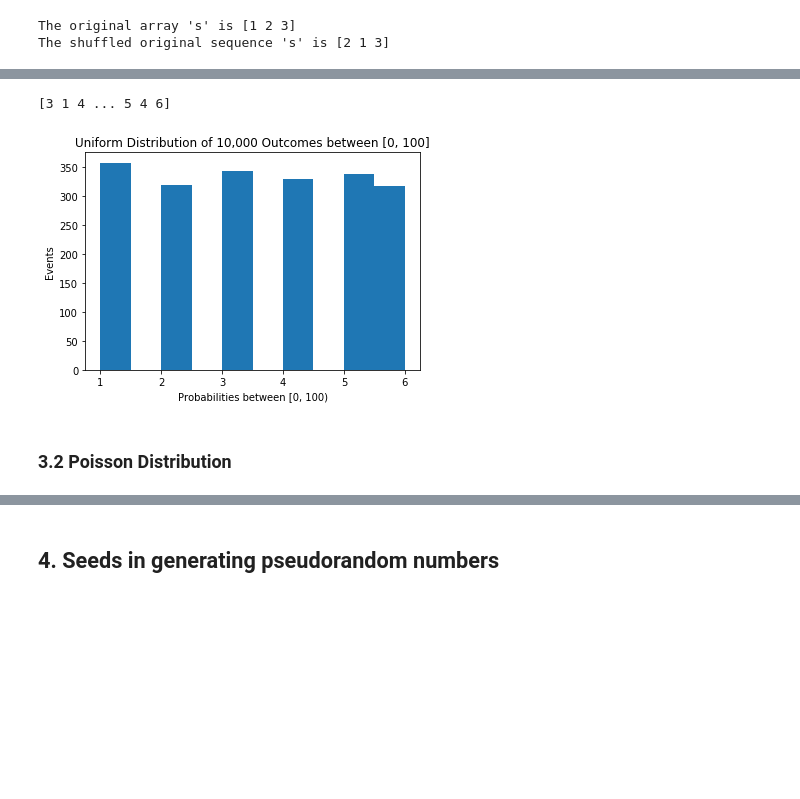
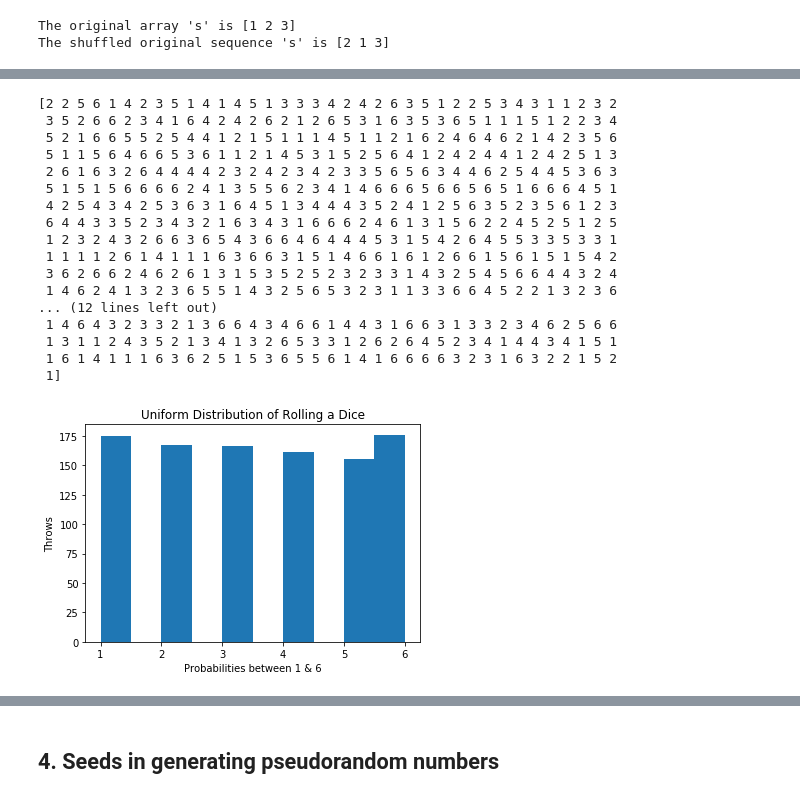
Before and after one commit to moranneil/Programming-For-Data-Analysis-Assignment-2019, a Jupyter notebook: NumpyRandom.ipynb, the cells around one changed output, grey strips where cells are left out. Drawn from its saved outputs; the diff is of its cells as text; code cells hidden in the pictures; blank space fills up the shorter version.

```diff
--- a/NumpyRandom.ipynb
+++ b/NumpyRandom.ipynb
@@ -460,14 +460,31 @@ plt.show()
-# %%
-dice = np.random.randint(1, 7, 2000)
-print(dice)
-%matplotlib inline
-plt.hist(dice)
-plt.title("Uniform Distribution of 10,000 Outcomes between [0, 100]")
-plt.xlabel("Probabilities between [0, 100)")
-plt.ylabel("Events")
-plt.show()
-# %% [output]
-[3 1 4 ... 5 4 6]
-[figure, removed]
-# %% [markdown]
-### 3.2 Poisson Distribution
+# %%
+#The simple random.randint is not strictly uniform distrbution but it is clear that this is a uniform distibution,
+#The example represents rolling a dice where each side of the dice is represented by an integer from 1 to 6
+# and each side has a equally likely chance of coming up.
+dice = np.random.randint(1, 7, 1000)
+print(dice)
+%matplotlib inline
+plt.hist(dice)
+plt.title("Uniform Distribution of Rolling a Dice")
+plt.xlabel("Probabilities between 1 & 6")
+plt.ylabel("Throws")
+plt.show()
+# %% [output]
+[2 2 5 6 1 4 2 3 5 1 4 1 4 5 1 3 3 3 4 2 4 2 6 3 5 1 2 2 5 3 4 3 1 1 2 3 2
+ 3 5 2 6 6 2 3 4 1 6 4 2 4 2 6 2 1 2 6 5 3 1 6 3 5 3 6 5 1 1 1 5 1 2 2 3 4
+ 5 2 1 6 6 5 5 2 5 4 4 1 2 1 5 1 1 1 4 5 1 1 2 1 6 2 4 6 4 6 2 1 4 2 3 5 6
+ 5 1 1 5 6 4 6 6 5 3 6 1 1 2 1 4 5 3 1 5 2 5 6 4 1 2 4 2 4 4 1 2 4 2 5 1 3
+ 2 6 1 6 3 2 6 4 4 4 4 2 3 2 4 2 3 4 2 3 3 5 6 5 6 3 4 4 6 2 5 4 4 5 3 6 3
+ 5 1 5 1 5 6 6 6 6 2 4 1 3 5 5 6 2 3 4 1 4 6 6 6 5 6 6 5 6 5 1 6 6 6 4 5 1
+ 4 2 5 4 3 4 2 5 3 6 3 1 6 4 5 1 3 4 4 4 3 5 2 4 1 2 5 6 3 5 2 3 5 6 1 2 3
+ 6 4 4 3 3 5 2 3 4 3 2 1 6 3 4 3 1 6 6 6 2 4 6 1 3 1 5 6 2 2 4 5 2 5 1 2 5
+ 1 2 3 2 4 3 2 6 6 3 6 5 4 3 6 6 4 6 4 4 4 5 3 1 5 4 2 6 4 5 5 3 3 5 3 3 1
+ 1 1 1 1 2 6 1 4 1 1 1 6 3 6 6 3 1 5 1 4 6 6 1 6 1 2 6 6 1 5 6 1 5 1 5 4 2
+ 3 6 2 6 6 2 4 6 2 6 1 3 1 5 3 5 2 5 2 3 2 3 3 1 4 3 2 5 4 5 6 6 4 4 3 2 4
+ 1 4 6 2 4 1 3 2 3 6 5 5 1 4 3 2 5 6 5 3 2 3 1 1 3 3 6 6 4 5 2 2 1 3 2 3 6
+... (12 lines left out)
+ 1 4 6 4 3 2 3 3 2 1 3 6 6 4 3 4 6 6 1 4 4 3 1 6 6 3 1 3 3 2 3 4 6 2 5 6 6
+ 1 3 1 1 2 4 3 5 2 1 3 4 1 3 2 6 5 3 3 1 2 6 2 6 4 5 2 3 4 1 4 4 3 4 1 5 1
+ 1 6 1 4 1 1 1 6 3 6 2 5 1 5 3 6 5 5 6 1 4 1 6 6 6 6 3 2 3 1 6 3 2 2 1 5 2
+ 1]
+[figure, added]
```
Also changed, not shown: parts of 18 cells of this notebook, 1 other file.
